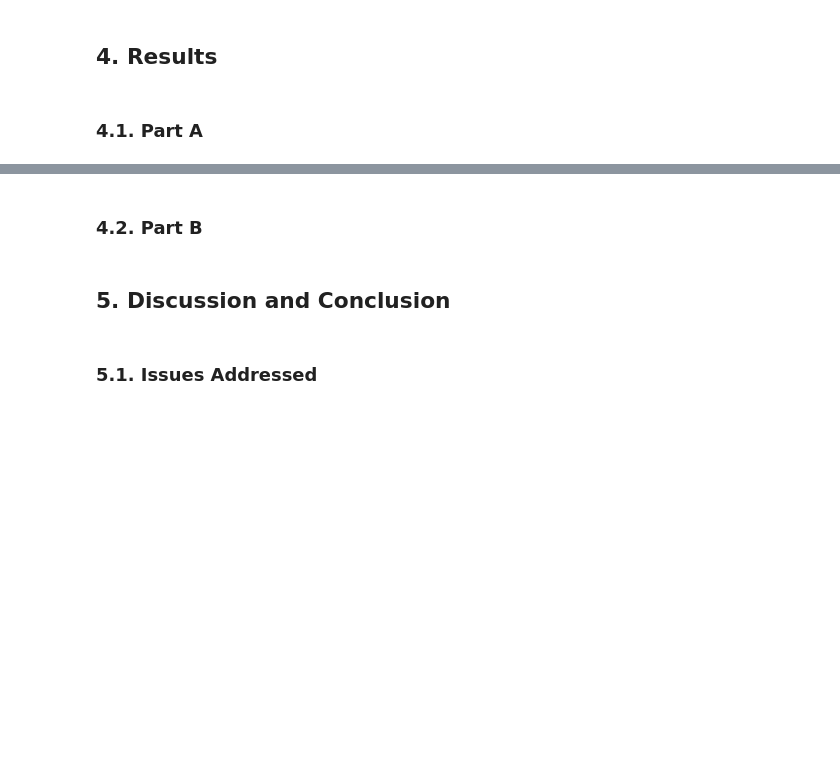
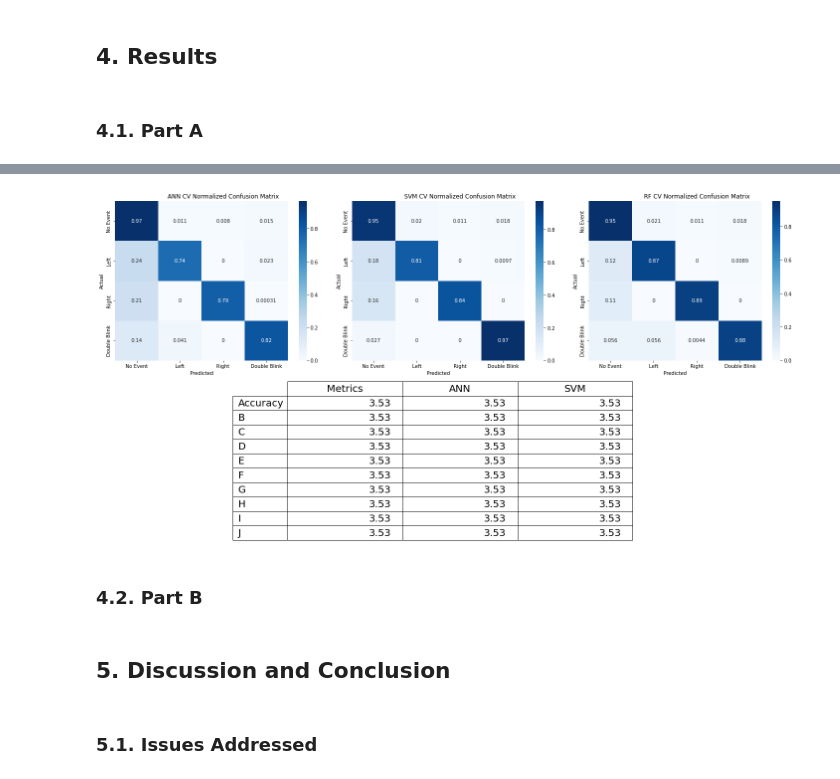
Before and after one commit to mattyhempstead/brain4, a Jupyter notebook: final/analysis/Final_Report.ipynb, the cells around one changed output, grey strips where cells are left out. Saved outputs shown, nothing was run; the diff lists cells and outputs as text; code cells hidden in the pictures; blank space fills up the shorter version.

Commit message:
Split data preprocessing

```diff
--- a/final/analysis/Final_Report.ipynb
+++ b/final/analysis/Final_Report.ipynb
@@ -132,0 +195,11 @@ Combined 1 files into 24467 sequences of size 200
+# %%
+# Butterworth filter
+def data_filter(rawData, order:int=5, cutOff:int=7, Fs:int=10000):
+    """
+    Low pass
+    cutOff in Hz
+    """
+    b, a = signal.butter(order, Wn=cutOff/(Fs/2))
+    # Zero Phase double filter
+    filteredSignal = signal.filtfilt(b, a, rawData)
+    return filteredSignal
@@ -132,0 +208,3 @@ Combined 1 files into 24467 sequences of size 200
+# %%
+def data_normalise(data):
+    return (data - data.mean()) / data.std()
@@ -394,3 +575,64 @@ print_confusion_matrix(total_conf_rf)
+# %%
+def plotConfMatrix2(models, model_names):
+    fig = plt.figure(figsize=(20,10))
+    plt.subplots_adjust(wspace=0.1, hspace=0.05)
+    gs = fig.add_gridspec(2,3)
+
+    # Normalize plots
+    for index, model in enumerate(models):
+        normalize = np.sum(model, axis=1)
+        model = model/normalize.reshape(-1,1)
+        ax = fig.add_subplot(gs[0, index])
+        s = sns.heatmap(model, annot=True, cmap='Blues', ax=fig.add_subplot(gs[0,index]),
+                        xticklabels=['No Event', 'Left', 'Right', 'Double Blink'],
+                        yticklabels=['No Event', 'Left', 'Right', 'Double Blink'])
+        s.set(xlabel='Predicted', ylabel='Actual')
+        ax.set_title(f'{model_names[index]} CV Normalized Confusion Matrix')
+        ax.xaxis.set_ticklabels(['No Event', 'Left', 'Right', 'Double Blink'])
+        ax.yaxis.set_ticklabels(['No Event', 'Left', 'Right', 'Double Blink'], rotation=0)
+        ax.axis('off')
+        ax.axis('tight')
+
+    ax = fig.add_subplot(gs[1,:])
+    columns = ('Metrics', 'ANN', 'SVM', 'RF')
+
+    row_labels = [
+        "Accuracy",
+        "B",
+        "C",
+        "D",
+        "E",
+        "F",
+        "G",
+        "H",
+        "I",
+        "J"
+    ]
+
+    data = []
+    for i in range(10):
+        data.append([f"{3.53242424:.2f}", f"{3.53242424:.2f}", f"{3.53242424:.2f}"])
+#     data = np.random.random((10,3)) #Insert data for all of the columns as array
+
+    table = ax.table(cellText=data, colLabels=columns, rowLabels=row_labels, loc='center')
+
+    table.auto_set_font_size(False)
+    table.set_fontsize(20)
+    table.scale(0.5, 2)
+
+    ax.axis('tight')
+    ax.axis('off')
+    fig.tight_layout()
+
+    plt.show()
+
+
+plotConfMatrix2(
+    [total_conf_ann, total_conf_svm, total_conf_rf],
+    ['ANN', 'SVM', 'RF']
+)
+# %% [output]
+[figure, added]
 # %% [markdown]
 ### 4.2. Part B
 # %% [markdown]
```
Also changed, not shown: parts of 20 cells of this notebook.
